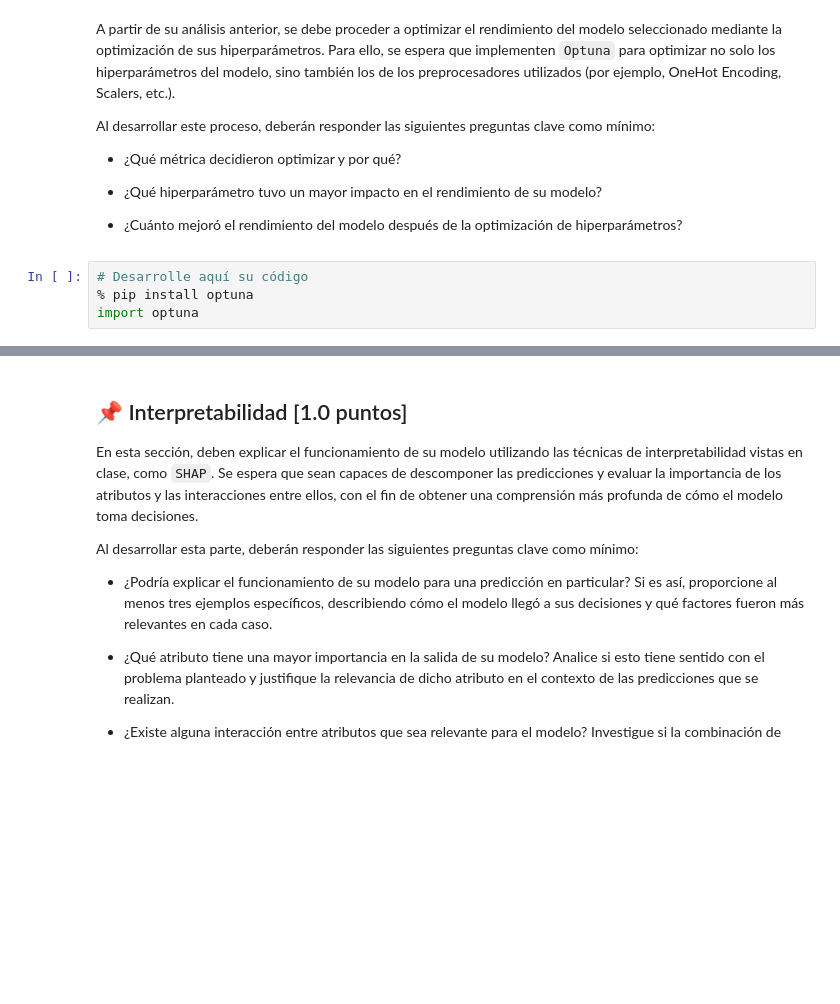
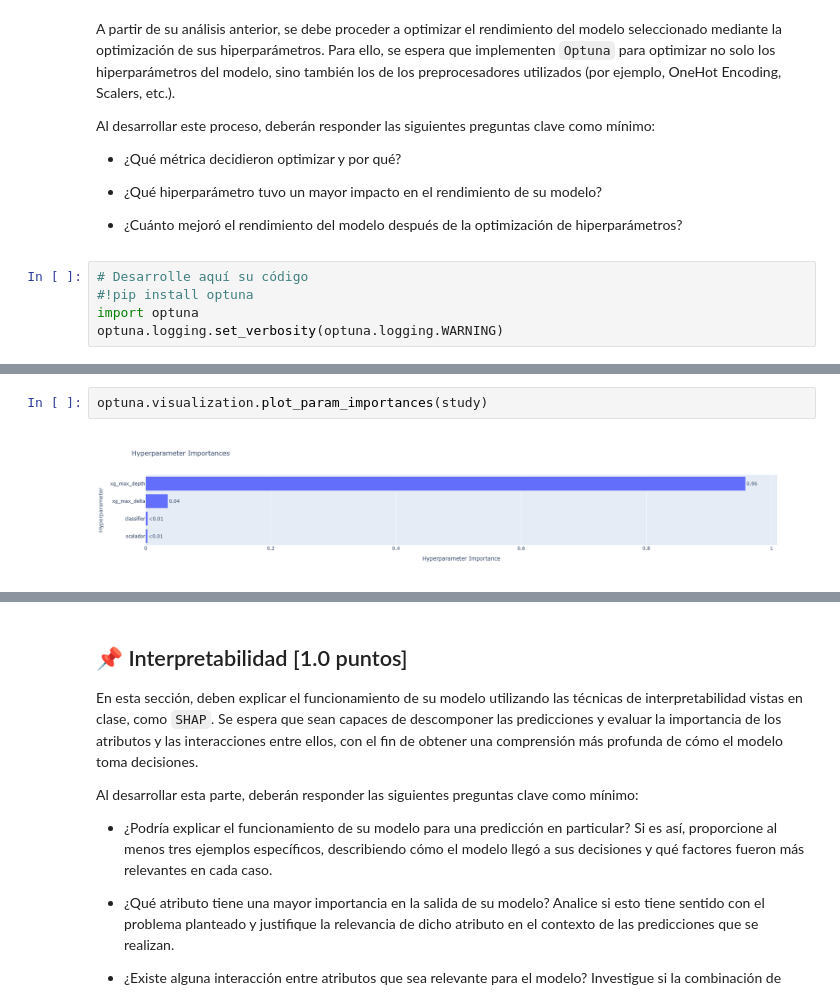
Before and after one commit to estebanaraneda/MDS7202_OVNI, a Jupyter notebook: project/enunciado_entrega1.ipynb, the cells around one changed output, grey strips where cells are left out. Cells and saved outputs as stored; diff of their text form; blank space fills up the shorter version.

```diff
--- a/project/enunciado_entrega1.ipynb
+++ b/project/enunciado_entrega1.ipynb
@@ -832,8 +987,9 @@ Al desarrollar este proceso, deberán responder las siguientes preguntas clave c
 - ¿Cuánto mejoró el rendimiento del modelo después de la optimización de hiperparámetros?
 # %%
 # Desarrolle aquí su código
-% pip install optuna
+#!pip install optuna
 import optuna
+optuna.logging.set_verbosity(optuna.logging.WARNING)
 # %%
 def objective(trial):
     classifier_name = trial.suggest_categorical('classifier', ['RandomFores', 'XGBoost'])
@@ -869,0 +1052,4 @@ study.optimize(objective, n_trials=100)
+# %%
+optuna.visualization.plot_param_importances(study)
+# %% [output]
+[figure, added]
```
Also changed, not shown: parts of 28 cells of this notebook.
